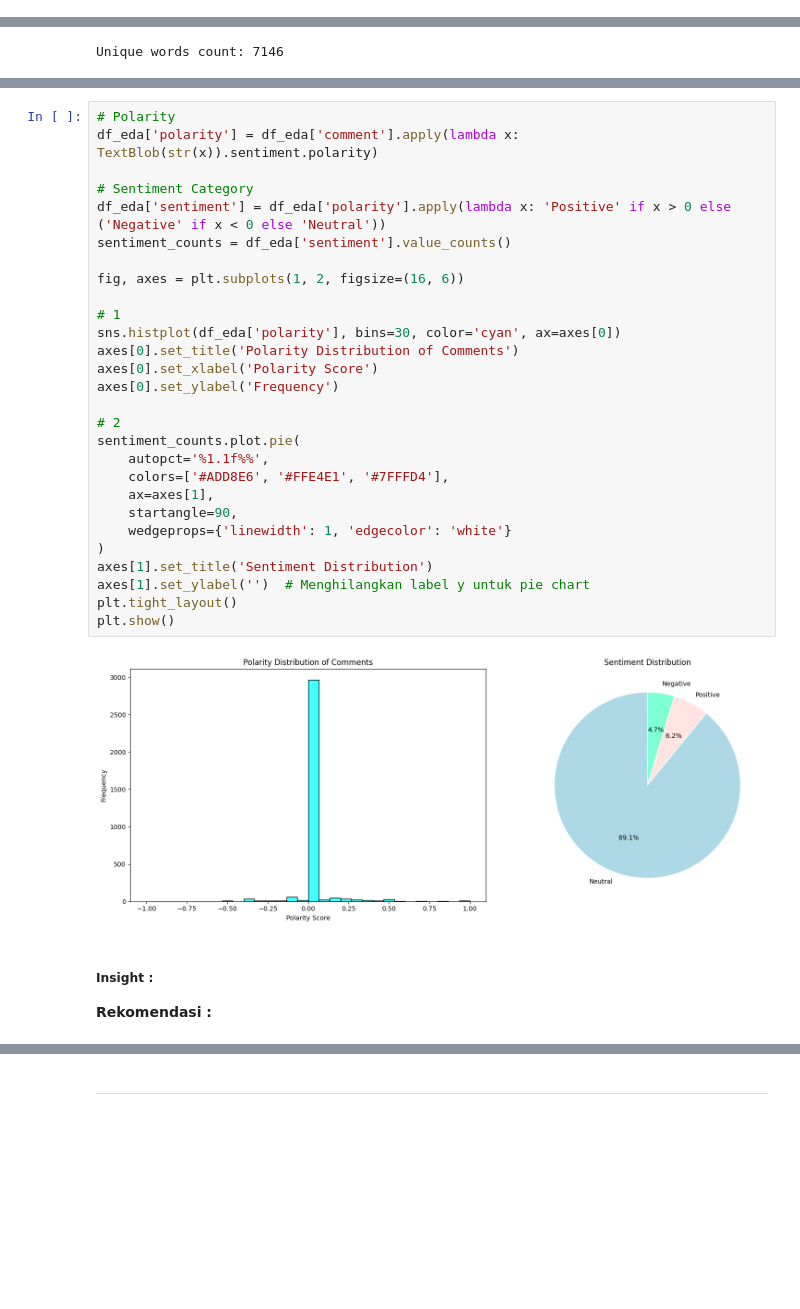
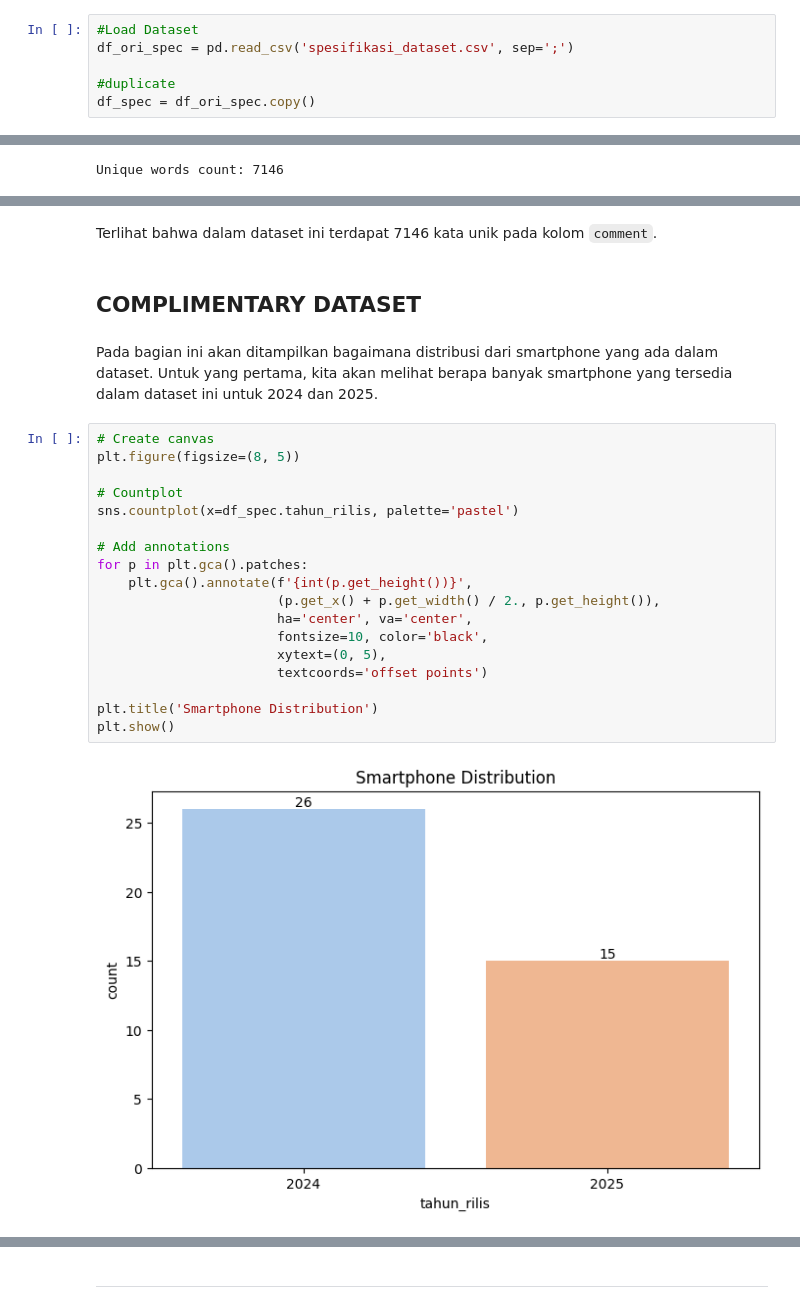
Before and after one commit to FTDS-assignment-bay/p2-final-project-phonalitics, a Jupyter notebook: phonAlytics_eda.ipynb, the cells around one changed output, grey strips where cells are left out. Saved outputs shown, nothing was run; the diff lists cells and outputs as text; blank space fills up the shorter version.

```diff
--- a/phonAlytics_eda.ipynb
+++ b/phonAlytics_eda.ipynb
@@ -162,0 +153,6 @@ df.tail(20)
+# %%
+#Load Dataset
+df_ori_spec = pd.read_csv('spesifikasi_dataset.csv', sep=';')
+
+#duplicate
+df_spec = df_ori_spec.copy()
@@ -493,35 +591,26 @@ Unique words count: 7146
-# %%
-# Polarity
-df_eda['polarity'] = df_eda['comment'].apply(lambda x: TextBlob(str(x)).sentiment.polarity)
-
-# Sentiment Category
-df_eda['sentiment'] = df_eda['polarity'].apply(lambda x: 'Positive' if x > 0 else ('Negative' if x < 0 else 'Neutral'))
-sentiment_counts = df_eda['sentiment'].value_counts()
-
-fig, axes = plt.subplots(1, 2, figsize=(16, 6))
-
-# 1
-sns.histplot(df_eda['polarity'], bins=30, color='cyan', ax=axes[0])
-axes[0].set_title('Polarity Distribution of Comments')
-axes[0].set_xlabel('Polarity Score')
-axes[0].set_ylabel('Frequency')
-
-# 2
-sentiment_counts.plot.pie(
-    autopct='%1.1f%%',
-    colors=['#ADD8E6', '#FFE4E1', '#7FFFD4'],
-    ax=axes[1],
-    startangle=90,
-    wedgeprops={'linewidth': 1, 'edgecolor': 'white'}
-)
-axes[1].set_title('Sentiment Distribution')
-axes[1].set_ylabel('')  # Menghilangkan label y untuk pie chart
-plt.tight_layout()
-plt.show()
-# %% [output]
-[figure, removed]
-# %% [markdown]
-##### Insight :
-
-
-**Rekomendasi :**
+# %% [markdown]
+Terlihat bahwa dalam dataset ini terdapat 7146 kata unik pada kolom `comment`.
+# %% [markdown]
+## COMPLIMENTARY DATASET
+# %% [markdown]
+Pada bagian ini akan ditampilkan bagaimana distribusi dari smartphone yang ada dalam dataset. Untuk yang pertama, kita akan melihat berapa banyak smartphone yang tersedia dalam dataset ini untuk 2024 dan 2025.
+# %%
+# Create canvas
+plt.figure(figsize=(8, 5))
+
+# Countplot
+sns.countplot(x=df_spec.tahun_rilis, palette='pastel')
+
+# Add annotations
+for p in plt.gca().patches:
+    plt.gca().annotate(f'{int(p.get_height())}',
+                       (p.get_x() + p.get_width() / 2., p.get_height()),
+                       ha='center', va='center',
+                       fontsize=10, color='black',
+                       xytext=(0, 5),
+                       textcoords='offset points')
+
+plt.title('Smartphone Distribution')
+plt.show()
+# %% [output]
+[figure, added]
```
Also changed, not shown: parts of 55 cells of this notebook.
